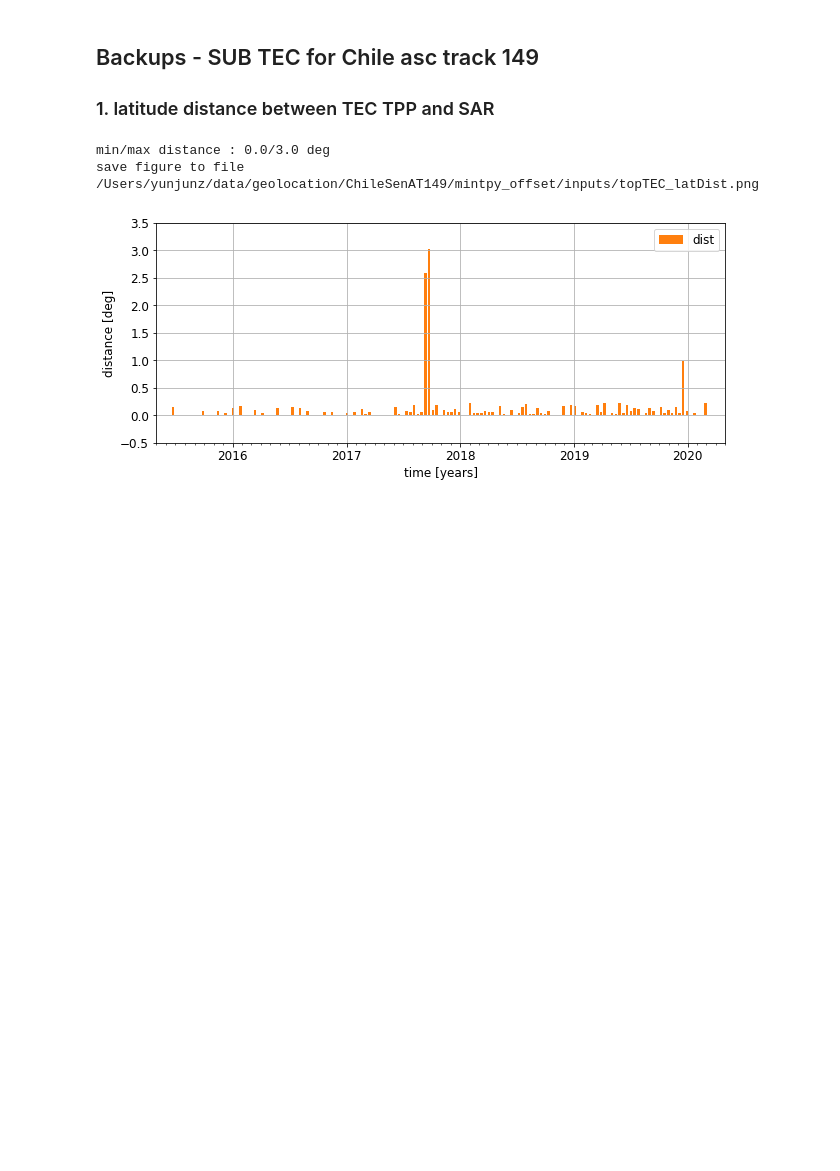
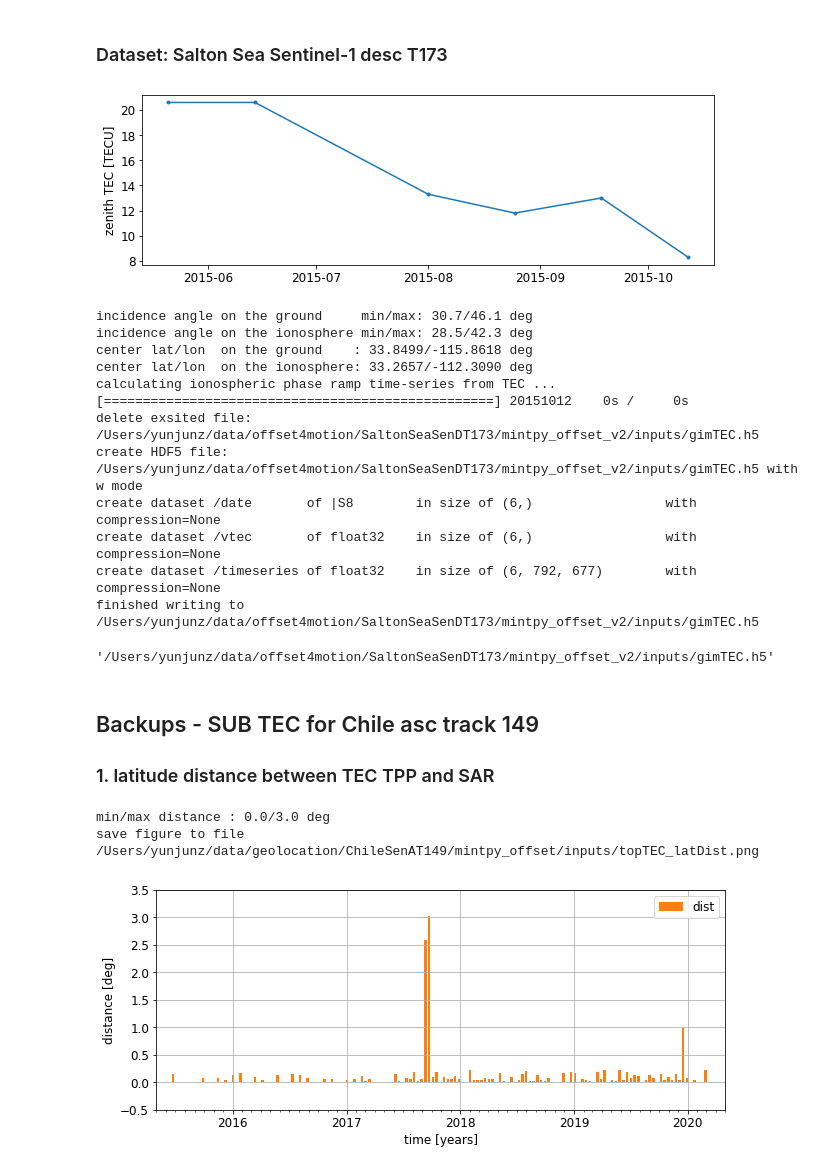
Before and after one commit to yunjunz/2022-Geolocation, a Jupyter notebook: prep_gim_tec.ipynb, the cells around one changed output. Saved outputs shown, nothing was run; the diff lists cells and outputs as text; code cells hidden in the pictures; blank space fills up the shorter version.

```diff
--- a/prep_gim_tec.ipynb
+++ b/prep_gim_tec.ipynb
@@ -131,3 +179,43 @@ finished writing to /Users/yunjunz/data/geolocation/ChileSenDT156/mintpy_offset/
+# %% [markdown]
+### Dataset: Salton Sea Sentinel-1 desc T173
+# %%
+proj_dir = os.path.expanduser('~/data/offset4motion/SaltonSeaSenDT173')
+ts_file   = os.path.join(proj_dir, 'mintpy_offset_v2/timeseriesRg.h5')
+geom_file = os.path.join(proj_dir, 'mintpy_offset_v2/inputs/geometryRadar.h5')
+iono_file = os.path.join(proj_dir, 'mintpy_offset_v2/inputs/TECjhr.h5')
+
+# read GIM TEC data from Xiaoqing
+gim_tec_file = os.path.join(proj_dir, 'GIM_TEC', 'gimtec.txt')
+fc = np.loadtxt(gim_tec_file, dtype=bytes).astype(str)
+date_list = fc[:, 0].tolist()
+vtec_list = fc[:, 1].astype(np.float32).tolist()
+
+# plot
+x = ptime.date_list2vector(date_list)[0]
+fig, ax = plt.subplots(nrows=1, ncols=1, figsize=[9, 3])
+ax.plot(x, vtec_list, 'o-', ms=3)
+ax.set_ylabel('zenith TEC [TECU]')
+#pp.auto_adjust_xaxis_date(ax, x)
+fig.tight_layout()
+plt.show()
+
+# calc iono ramp time-series
+iono_tec.vtec2iono_ramp_timeseries(date_list, vtec_list, geom_file=geom_file, iono_file=iono_file)
+# %% [output]
+[figure, added]
+incidence angle on the ground     min/max: 30.7/46.1 deg
+incidence angle on the ionosphere min/max: 28.5/42.3 deg
+center lat/lon  on the ground    : 33.8499/-115.8618 deg
+center lat/lon  on the ionosphere: 33.2657/-112.3090 deg
+calculating ionospheric phase ramp time-series from TEC ...
+[==================================================] 20151012    0s /     0s
+delete exsited file: /Users/yunjunz/data/offset4motion/SaltonSeaSenDT173/mintpy_offset_v2/inputs/gimTEC.h5
+create HDF5 file: /Users/yunjunz/data/offset4motion/SaltonSeaSenDT173/mintpy_offset_v2/inputs/gimTEC.h5 with w mode
+create dataset /date       of |S8        in size of (6,)                 with compression=None
+create dataset /vtec       of float32    in size of (6,)                 with compression=None
+create dataset /timeseries of float32    in size of (6, 792, 677)        with compression=None
+finished writing to /Users/yunjunz/data/offset4motion/SaltonSeaSenDT173/mintpy_offset_v2/inputs/gimTEC.h5
+'/Users/yunjunz/data/offset4motion/SaltonSeaSenDT173/mintpy_offset_v2/inputs/gimTEC.h5'
 # %% [markdown]
 ## Backups - SUB TEC for Chile asc track 149
 
```
Also changed, not shown: parts of 12 cells of this notebook.
